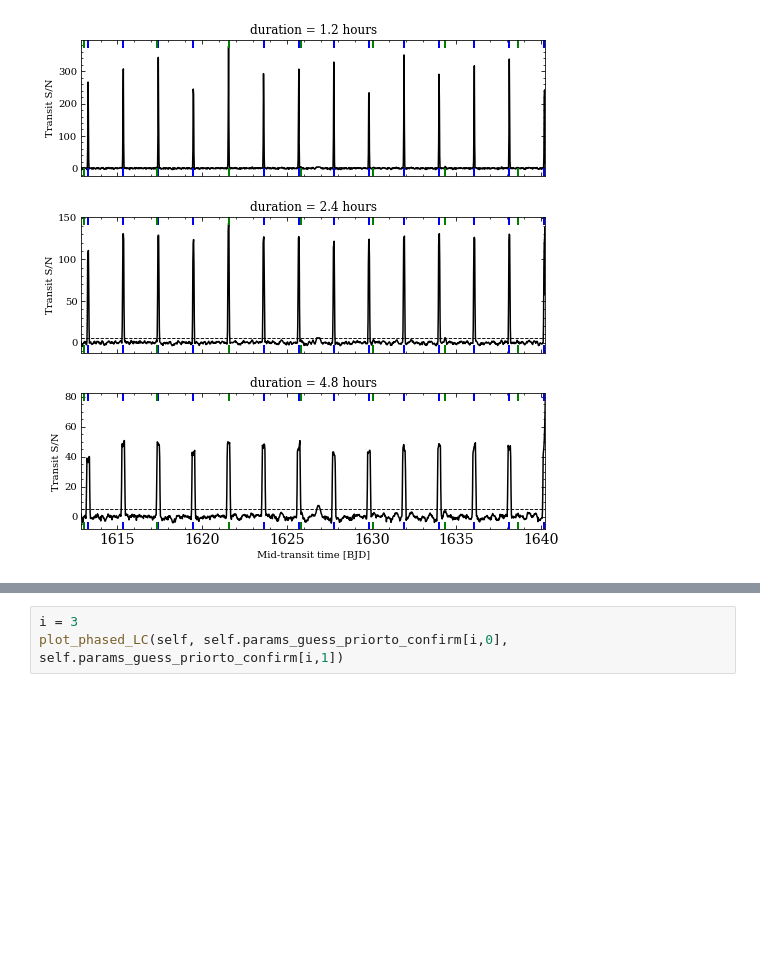
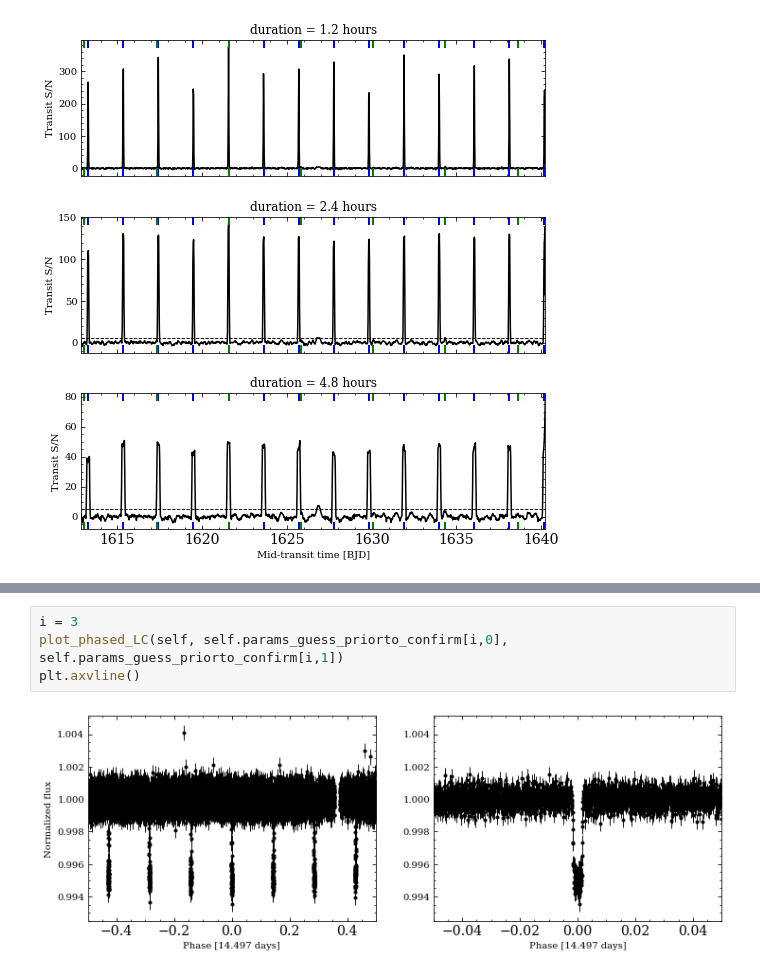
Before and after one commit to r-cloutier/findmetransit, a Jupyter notebook: diagnose_LC.ipynb, the cells around one changed output, grey strips where cells are left out. Cells and saved outputs as stored; diff of their text form; blank space fills up the shorter version.

```diff
--- a/diagnose_LC.ipynb
+++ b/diagnose_LC.ipynb
@@ -74,3 +97,6 @@ check_confirm_transits(self, 1.6, 1., .5)
 # %%
 i = 3
 plot_phased_LC(self, self.params_guess_priorto_confirm[i,0], self.params_guess_priorto_confirm[i,1])
+plt.axvline()
+# %% [output]
+[figure, added]
```
Also changed, not shown: parts of 2 cells of this notebook, 2 other files.
